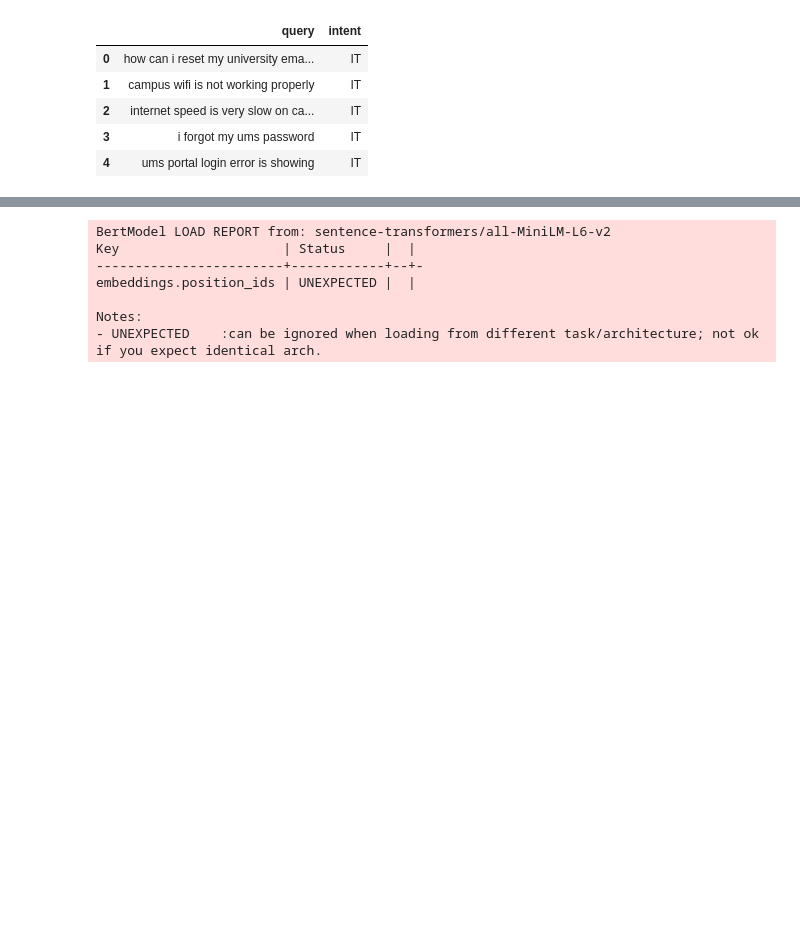
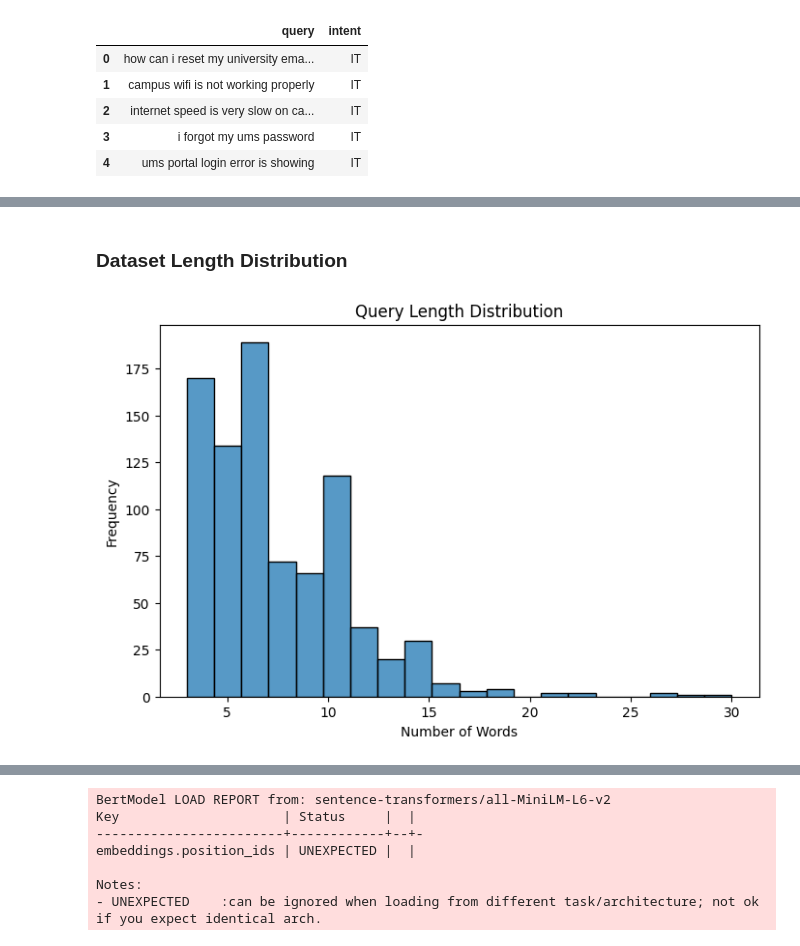
Before and after one commit to kumarrishuraj/A-Self-Adaptive-Intent-Aware-Natural-Language-Query-Routing-System-with-Automated-Team-Allocation, a Jupyter notebook: notebooks/train_model.ipynb, the cells around one changed output, grey strips where cells are left out. Cells and saved outputs as stored; diff of their text form; code cells hidden in the pictures; blank space fills up the shorter version.

```diff
--- a/notebooks/train_model.ipynb
+++ b/notebooks/train_model.ipynb
@@ -79,0 +84,14 @@ data.head()
+# %% [markdown]
+### Dataset Length Distribution
+# %%
+data["query_length"] = data["query"].apply(lambda x: len(x.split()))
+
+plt.figure(figsize=(8,5))
+sns.histplot(data["query_length"], bins=20)
+
+plt.title("Query Length Distribution")
+plt.xlabel("Number of Words")
+plt.ylabel("Frequency")
+plt.show()
+# %% [output]
+[figure, added]
```
Also changed, not shown: parts of 17 cells of this notebook, 3 other files.
